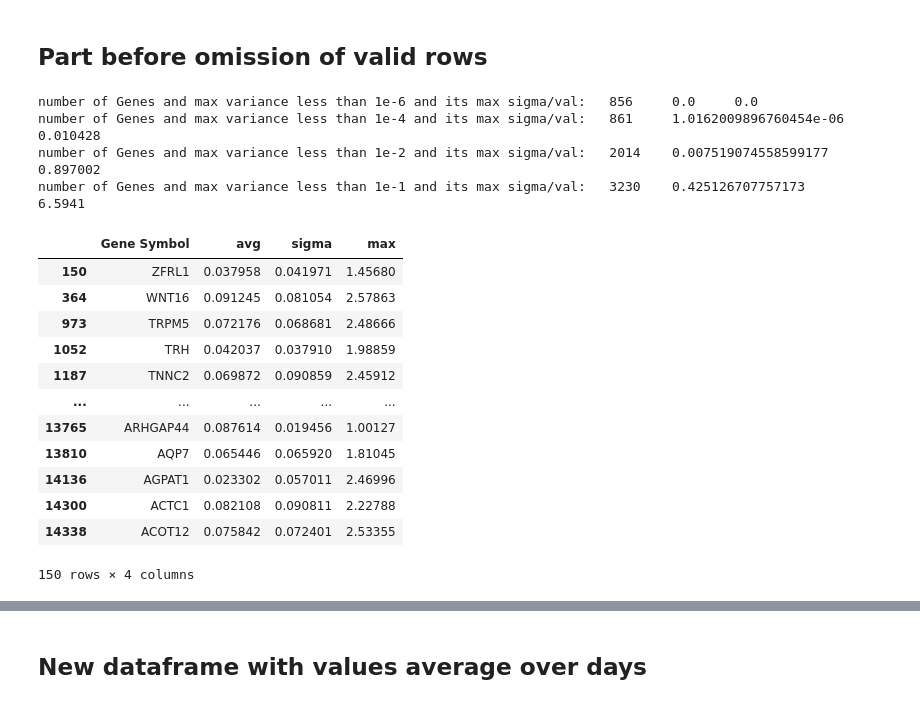
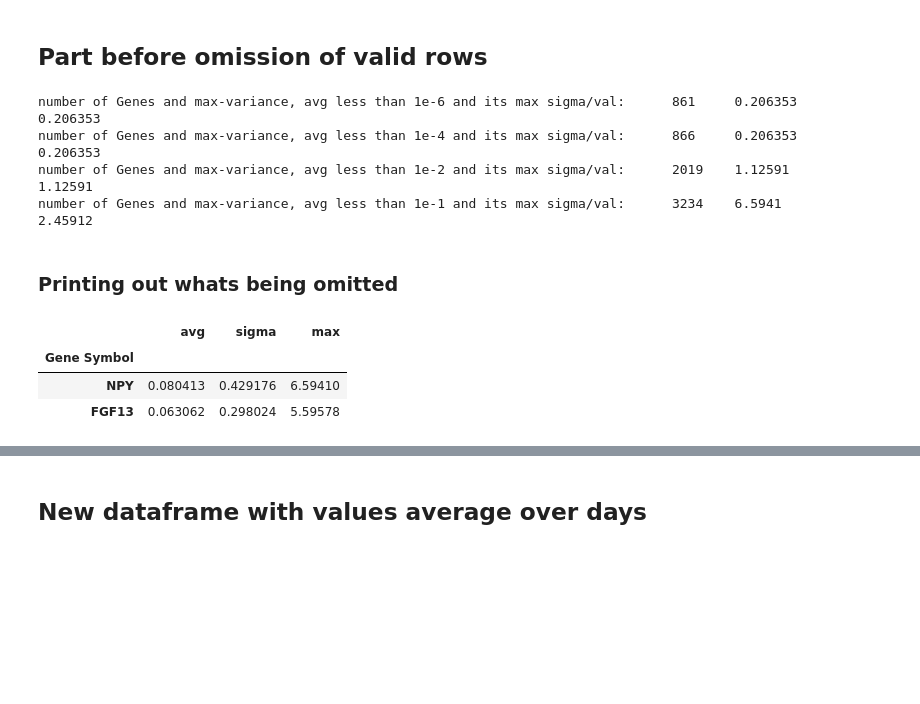
Before and after one commit to NSF-DARSE/YolktoFeed, a Jupyter notebook: JupyterNotebook/liverHEDI.ipynb, the cells around one changed output, grey strips where cells are left out. Saved outputs shown, nothing was run; the diff lists cells and outputs as text; code cells hidden in the pictures; blank space fills up the shorter version.

```diff
--- a/JupyterNotebook/liverHEDI.ipynb
+++ b/JupyterNotebook/liverHEDI.ipynb
@@ -40,5 +34,6 @@ np.int64(0)
 #truncating till that row
 df_trunk = df_base.iloc[:gene_list_last_index]
 df_trunk = df_trunk.drop(columns=["Ensembl Gene ID"])
+df_trunk = df_trunk.set_index("Gene Symbol")
 df_trunk
 # %% [output]
@@ -59,9 +55,9 @@ df_trunk
 ## Adding a column for average and variance value of gene expression
 # %%
 # Adding a column for average gene expression across all days and all chikens for prelim analysis
-df_trunk.insert(1, "avg", df_trunk.iloc[:, 1:].sum(axis=1)/(df_trunk.shape[1]-1))
-df_trunk.insert(2, "sigma", df_trunk.iloc[:,1:].var(axis=1))
-df_trunk.insert(3, "max", df_trunk.iloc[:,1:].max(axis=1))
+df_trunk.insert(0, "avg", df_trunk.iloc[:, 1:].sum(axis=1)/(df_trunk.shape[1]-1))
+df_trunk.insert(1, "sigma", df_trunk.iloc[:,1:].var(axis=1))
+df_trunk.insert(2, "max", df_trunk.iloc[:,1:].max(axis=1))
 # %%
 df_trunk
 # %% [output]
@@ -84,34 +81,25 @@ df_trunk
 df = df_trunk
 # %%
 #Basic stats on average gene expression levels with their corresponding sigma
-#column 1 is avg, 2 is sigma, 3 is max
-print("number of Genes and max variance less than 1e-6 and its max sigma/val:\t", df.loc[df.iloc[:,1] < 1e-6, df.columns[0:2]].shape[0], "\t",  df.loc[df.iloc[:,1] < 1e-6, df.columns[2]].max(), "\t", df.loc[df.iloc[:,1] < 1e-6, df.columns[3]].max())
-print("number of Genes and max variance less than 1e-4 and its max sigma/val:\t", df.loc[df.iloc[:,1] < 1e-4, df.columns[0:2]].shape[0], "\t",  df.loc[df.iloc[:,1] < 1e-4, df.columns[2]].max(), "\t", df.loc[df.iloc[:,1] < 1e-4, df.columns[3]].max())
-print("number of Genes and max variance less than 1e-2 and its max sigma/val:\t", df.loc[df.iloc[:,1] < 1e-2, df.columns[0:2]].shape[0], "\t",  df.loc[df.iloc[:,1] < 1e-2, df.columns[2]].max(), "\t", df.loc[df.iloc[:,1] < 1e-2, df.columns[3]].max())
-print("number of Genes and max variance less than 1e-1 and its max sigma/val:\t", df.loc[df.iloc[:,1] < 1e-1, df.columns[0:2]].shape[0], "\t",  df.loc[df.iloc[:,1] < 1e-1, df.columns[2]].max(), "\t", df.loc[df.iloc[:,1] < 1e-1, df.columns[3]].max())
+#column 0 is avg, 1 is sigma, 2 is max
+ind = 0
+print("number of Genes and max-variance, avg less than 1e-6 and its max sigma/val:\t", df.loc[df.iloc[:,ind] < 1e-6, df.columns[0:2]].shape[0], "\t",  df.loc[df.iloc[:,ind] < 1e-6, df.columns[2]].max(), "\t", df.loc[df.iloc[:,ind] < 1e-6, df.columns[3]].max())
+print("number of Genes and max-variance, avg less than 1e-4 and its max sigma/val:\t", df.loc[df.iloc[:,ind] < 1e-4, df.columns[0:2]].shape[0], "\t",  df.loc[df.iloc[:,ind] < 1e-4, df.columns[2]].max(), "\t", df.loc[df.iloc[:,ind] < 1e-4, df.columns[3]].max())
+print("number of Genes and max-variance, avg less than 1e-2 and its max sigma/val:\t", df.loc[df.iloc[:,ind] < 1e-2, df.columns[0:2]].shape[0], "\t",  df.loc[df.iloc[:,ind] < 1e-2, df.columns[2]].max(), "\t", df.loc[df.iloc[:,ind] < 1e-2, df.columns[3]].max())
+print("number of Genes and max-variance, avg less than 1e-1 and its max sigma/val:\t", df.loc[df.iloc[:,ind] < 1e-1, df.columns[0:2]].shape[0], "\t",  df.loc[df.iloc[:,ind] < 1e-1, df.columns[2]].max(), "\t", df.loc[df.iloc[:,ind] < 1e-1, df.columns[3]].max())
 # %% [output]
-number of Genes and max variance less than 1e-6 and its max sigma/val:   856     0.0     0.0
-number of Genes and max variance less than 1e-4 and its max sigma/val:   861     1.0162009896760454e-06          0.010428
-number of Genes and max variance less than 1e-2 and its max sigma/val:   2014    0.007519074558599177    0.897002
-number of Genes and max variance less than 1e-1 and its max sigma/val:   3230    0.425126707757173       6.5941
+number of Genes and max-variance, avg less than 1e-6 and its max sigma/val:      861     0.206353        0.206353
+number of Genes and max-variance, avg less than 1e-4 and its max sigma/val:      866     0.206353        0.206353
+number of Genes and max-variance, avg less than 1e-2 and its max sigma/val:      2019    1.12591         1.12591
+number of Genes and max-variance, avg less than 1e-1 and its max sigma/val:      3234    6.5941          2.45912
+# %% [markdown]
+### Printing out whats being omitted
 # %%
-df.loc[(df.loc[:,'avg'] < 1e-1) & (df.loc[:,'max'] > 1), df.columns[:4]]
-#df.loc[df.iloc[:,1] < 1e-2, df.columns[0:2]]
-# Printing some Values in between 1e-6 and 1e-4
-#df.loc[(df.iloc[:,1] > 1e-6) & (df.iloc[:,1] < 1e-4), df.columns[0:3]]
-#df.iloc[353,0:2]
+df.loc[(df.loc[:,'avg'] < 1e-1) & (df.loc[:,'max'] > 5), df.columns[:3]]
+#df.loc[df.iloc[:,ind] < 1e-2, df.columns[0:2]]
 # %% [output]
-|  | Gene Symbol | avg | sigma | max |
-| 150 | ZFRL1 | 0.037958 | 0.041971 | 1.45680 |
-| 364 | WNT16 | 0.091245 | 0.081054 | 2.57863 |
-| 973 | TRPM5 | 0.072176 | 0.068681 | 2.48666 |
-| 1052 | TRH | 0.042037 | 0.037910 | 1.98859 |
-| 1187 | TNNC2 | 0.069872 | 0.090859 | 2.45912 |
-| ... | ... | ... | ... | ... |
-| 13765 | ARHGAP44 | 0.087614 | 0.019456 | 1.00127 |
-| 13810 | AQP7 | 0.065446 | 0.065920 | 1.81045 |
-| 14136 | AGPAT1 | 0.023302 | 0.057011 | 2.46996 |
-| 14300 | ACTC1 | 0.082108 | 0.090811 | 2.22788 |
-| 14338 | ACOT12 | 0.075842 | 0.072401 | 2.53355 |
+|  | avg | sigma | max |
+| Gene Symbol |  |  |  |
+| NPY | 0.080413 | 0.429176 | 6.59410 |
+| FGF13 | 0.063062 | 0.298024 | 5.59578 |
-150 rows × 4 columns
 # %% [markdown]
```
Also changed, not shown: parts of 35 cells of this notebook.
